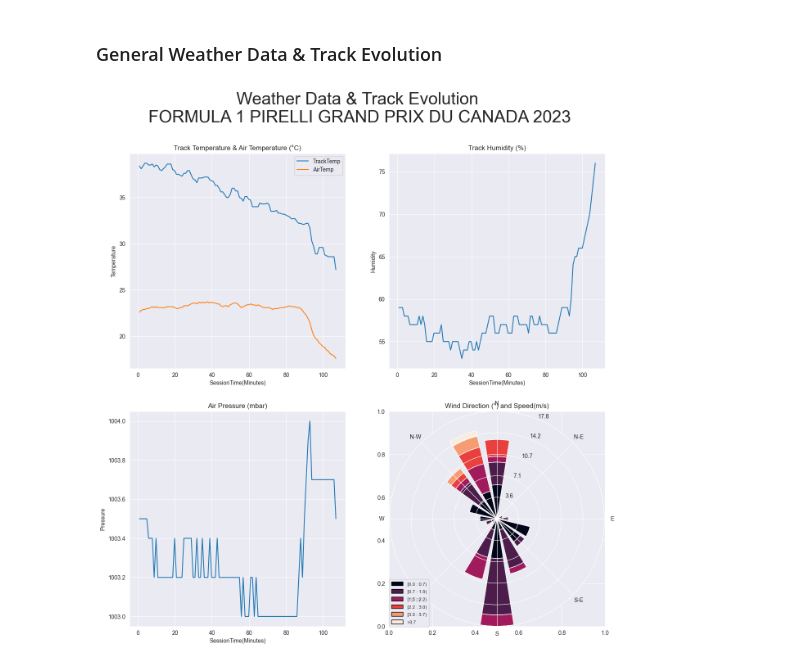
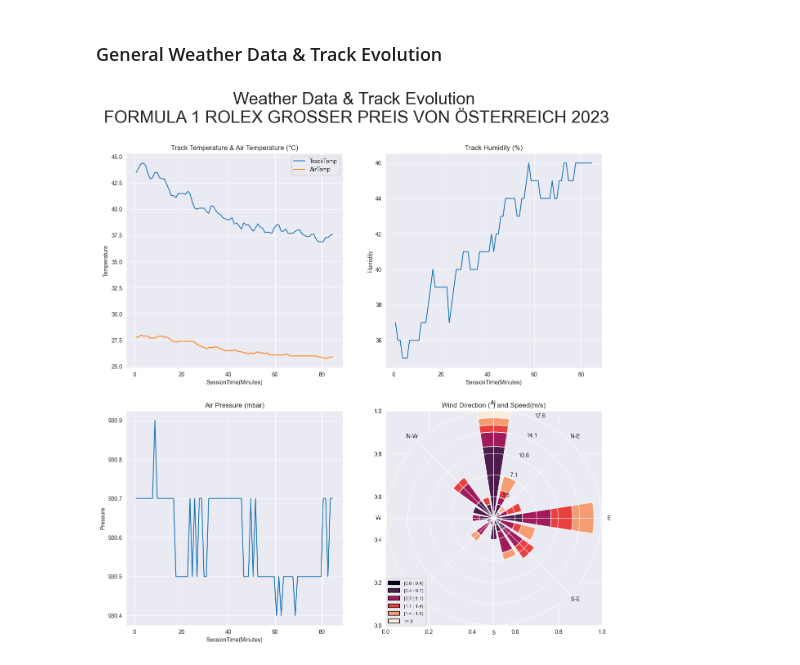
Before and after one commit to edmundhong/formula1-dataanalysis, a Jupyter notebook: Best Lap Analysis.ipynb, the cells around one changed output. Saved outputs shown, nothing was run; the diff lists cells and outputs as text; code cells hidden in the pictures.

```diff
--- a/Best Lap Analysis.ipynb
+++ b/Best Lap Analysis.ipynb
@@ -24,14 +24,14 @@ pd.set_option('display.max_columns', None)
 # %%
 # input session and year
 year = 2023
-location = 'Canada'
-session = 'FP2'
+location = 'Austria'
+session = 'Q'
 
 # get session
 """
     session identifier:
     'FP1', 'FP2', 'FP3', 'Q', 'S', 'SQ', 'SS', 'R
-    'Practice 1', 'Practice 2', 'Practice 3', 'Sprint Qualifying', 'Sprint', 'Sprint Shootout', 'Qualifying', 'Race'
+    'Practice 1', 'Practice 2', 'Practice 3', 'Qualifying', 'Sprint', 'Sprint Qualifying', 'Sprint Shootout', 'Race'
 """
 
 race = fastf1.get_session(year, location, session)
@@ -322,28 +322,33 @@ for i in range(len(team_min_speed)):
 # %%
 fig, ax = plt.subplots(2,2, figsize=(15, 15))
 fig.suptitle('Weather Data & Track Evolution \n'+race_name, fontsize=30)
 
 # Track and Air Temperature
 sns.lineplot(data = df_weather, x='SessionTime(Minutes)', y='TrackTemp', label = 'TrackTemp', ax = ax[0,0])
 sns.lineplot(data = df_weather, x='SessionTime(Minutes)', y='AirTemp', label = 'AirTemp', ax = ax[0,0])
+if rain:
+    ax[0,0].fill_between(df_weather[df_weather.Rainfall == True]['SessionTime(Minutes)'], df_weather.TrackTemp.max()+0.5, df_weather.AirTemp.min()-0.5, facecolor="blue", color='blue', alpha=0.1, zorder=0, label = 'Rain')
 ax[0,0].legend(loc='upper right')
 ax[0,0].set_ylabel('Temperature')
 ax[0,0].title.set_text('Track Temperature & Air Temperature (°C)')
 
 # Humidity
 sns.lineplot(df_weather, x='SessionTime(Minutes)', y='Humidity', ax=ax[0,1])
+if rain:
+    ax[0,1].fill_between(df_weather[df_weather.Rainfall == True]['SessionTime(Minutes)'], df_weather.Humidity.max()+0.5, df_weather.Humidity.min()-0.5, facecolor="blue", color='blue', alpha=0.1, zorder=0, label = 'Rain')
+    ax[0,1].legend(loc='upper right')
 ax[0,1].title.set_text('Track Humidity (%)')
 
 # Pressure
 sns.lineplot(data = df_weather, x='SessionTime(Minutes)', y='Pressure', ax = ax[1,0])
 ax[1,0].title.set_text('Air Pressure (mbar)')
 
 # Wind Direction & Speed
 rect = ax[1,1].get_position()
 wax = WindroseAxes(fig, rect)
 fig.add_axes(wax)
 wax.bar(df_weather.WindDirection, df_weather.WindSpeed, normed=True, opening=0.8, edgecolor='white')
 wax.set_legend()
 ax[1,1].title.set_text('Wind Direction (°) and Speed(m/s)')
 # %% [output]
-[figure, old version]
+[figure, new version]
```
Also changed, not shown: parts of 7 cells of this notebook, 3 other files.
